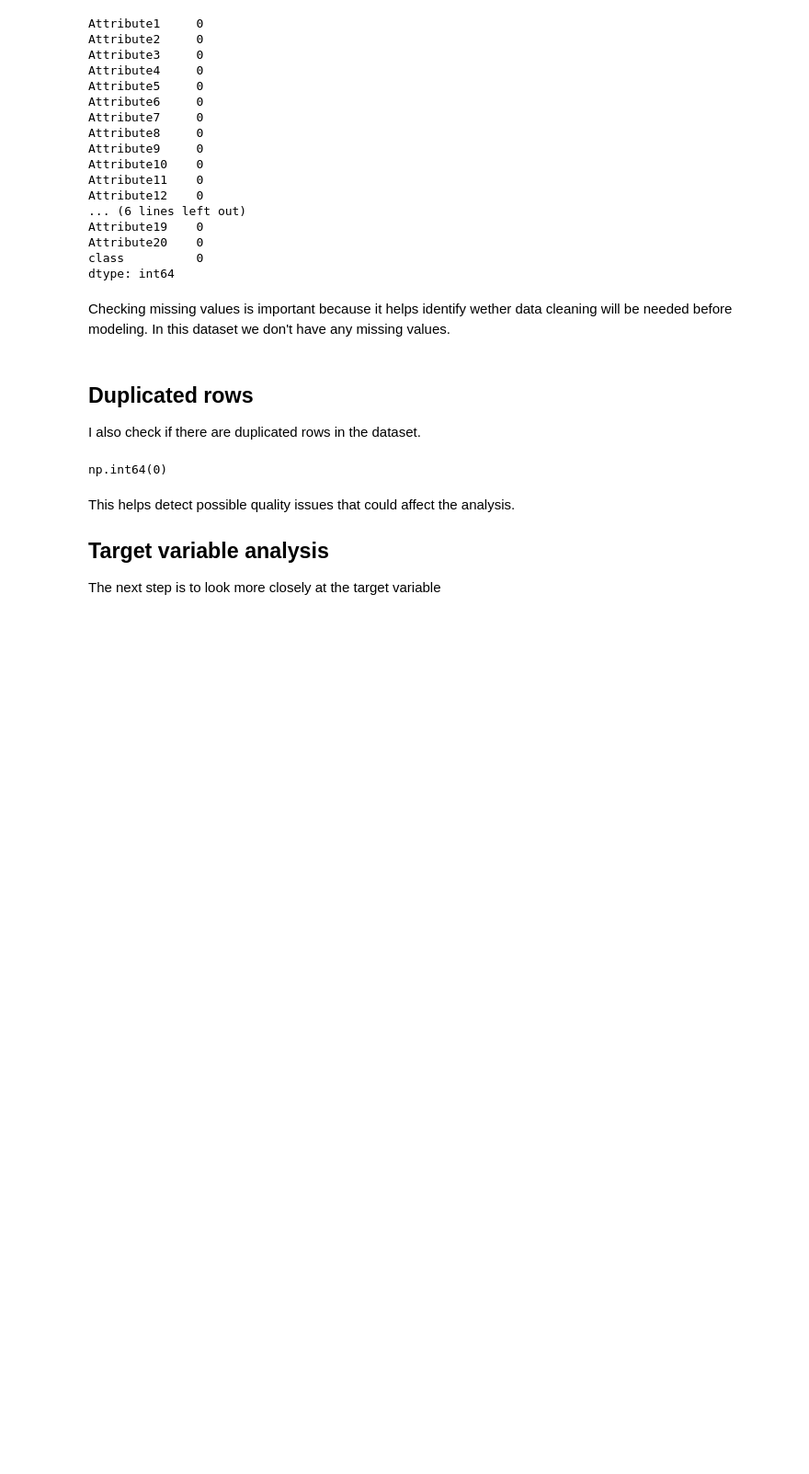
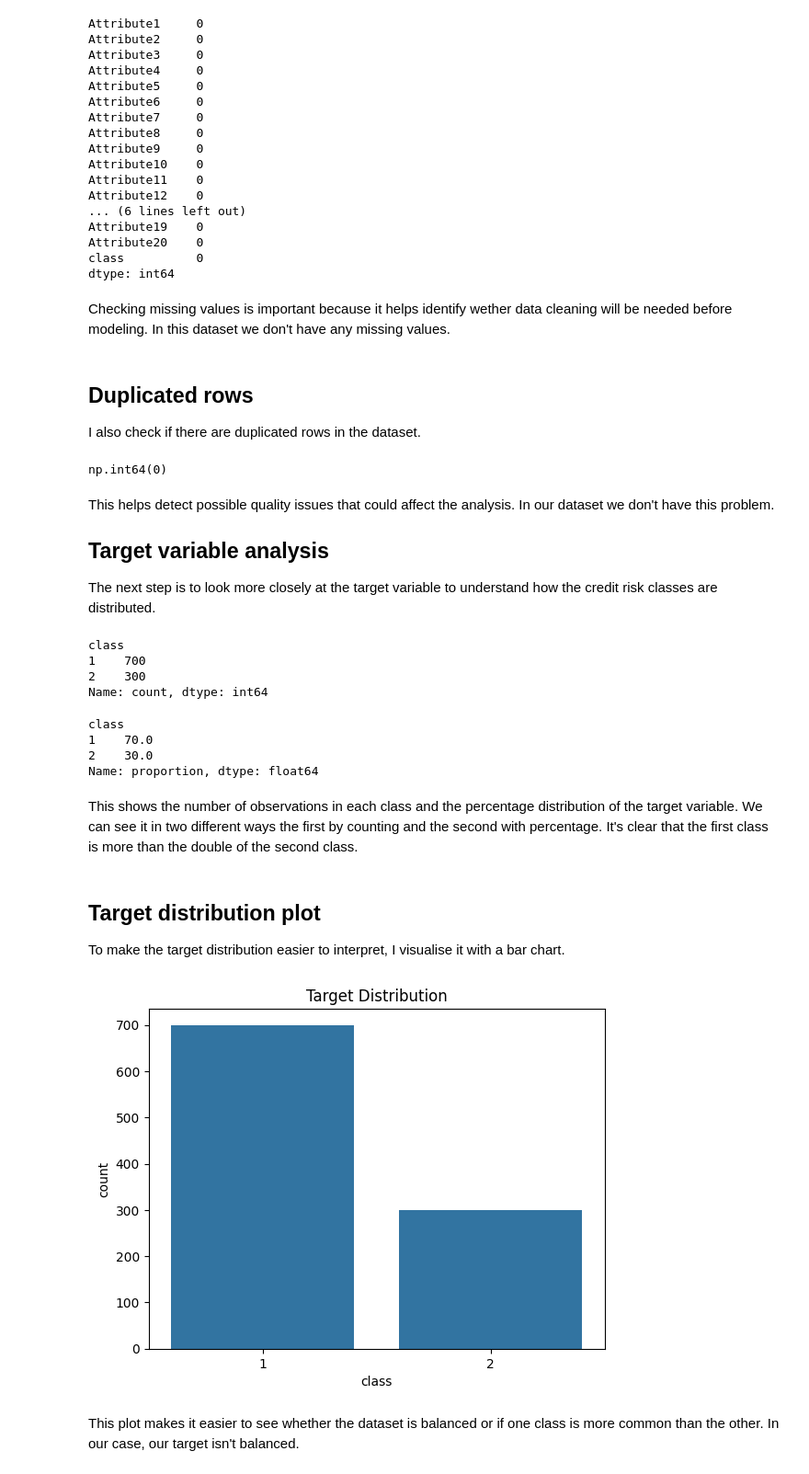
Before and after one commit to mary-ammar/credit-risk-modeling, a Jupyter notebook: notebooks/03_data_exploration.ipynb, the cells around one changed output. Shown at 92% size. Drawn from its saved outputs; the diff is of its cells as text; code cells hidden in the pictures; blank space fills up the shorter version.

```diff
--- a/notebooks/03_data_exploration.ipynb
+++ b/notebooks/03_data_exploration.ipynb
@@ -185,8 +185,37 @@ df.duplicated().sum()
 # %% [output]
 np.int64(0)
 # %% [markdown]
-This helps detect possible quality issues that could affect the analysis.
+This helps detect possible quality issues that could affect the analysis. In our dataset we don't have this problem.
 
 ## Target variable analysis
 
-The next step is to look more closely at the target variable
+The next step is to look more closely at the target variable to understand how the credit risk classes are distributed.
+# %%
+target_col = y.columns[0]
+df[target_col].value_counts()
+# %% [output]
+class
+1    700
+2    300
+Name: count, dtype: int64
+# %%
+df[target_col].value_counts(normalize=True)*100
+# %% [output]
+class
+1    70.0
+2    30.0
+Name: proportion, dtype: float64
+# %% [markdown]
+This shows the number of observations in each class and the percentage distribution of the target variable. We can see it in two different ways the first by counting and the second with percentage. It's clear that the first class is more than the double of the second class.
+# %% [markdown]
+## Target distribution plot
+
+To make the target distribution easier to interpret, I visualise it with a bar chart.
+# %%
+sns.countplot(x=df[target_col])
+plt.title("Target Distribution")
+plt.show()
+# %% [output]
+[figure, added]
+# %% [markdown]
+This plot makes it easier to see whether the dataset is balanced or if one class is more common than the other. In our case, our target isn't balanced.
```
Also changed, not shown: parts of 1 cell of this notebook.
